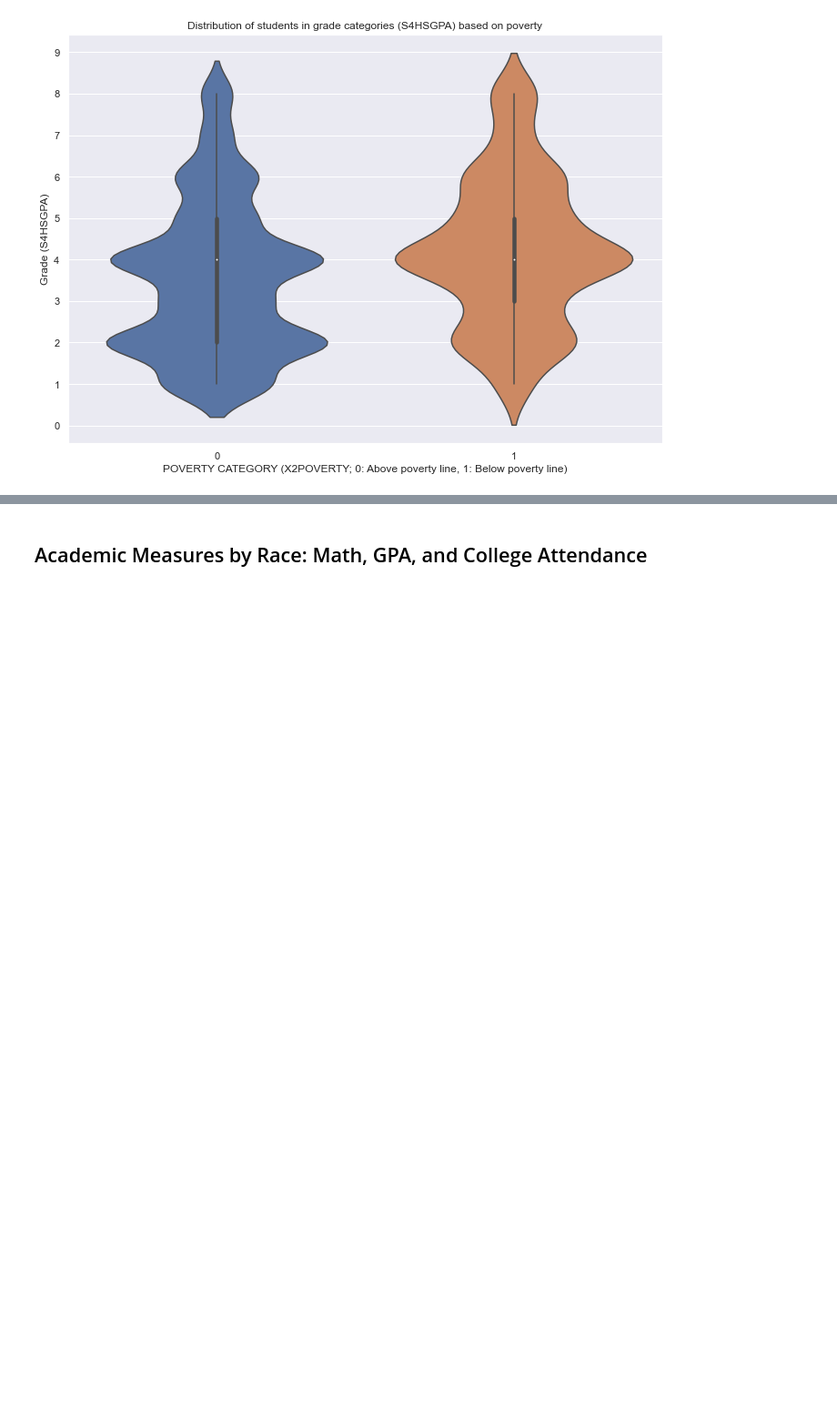
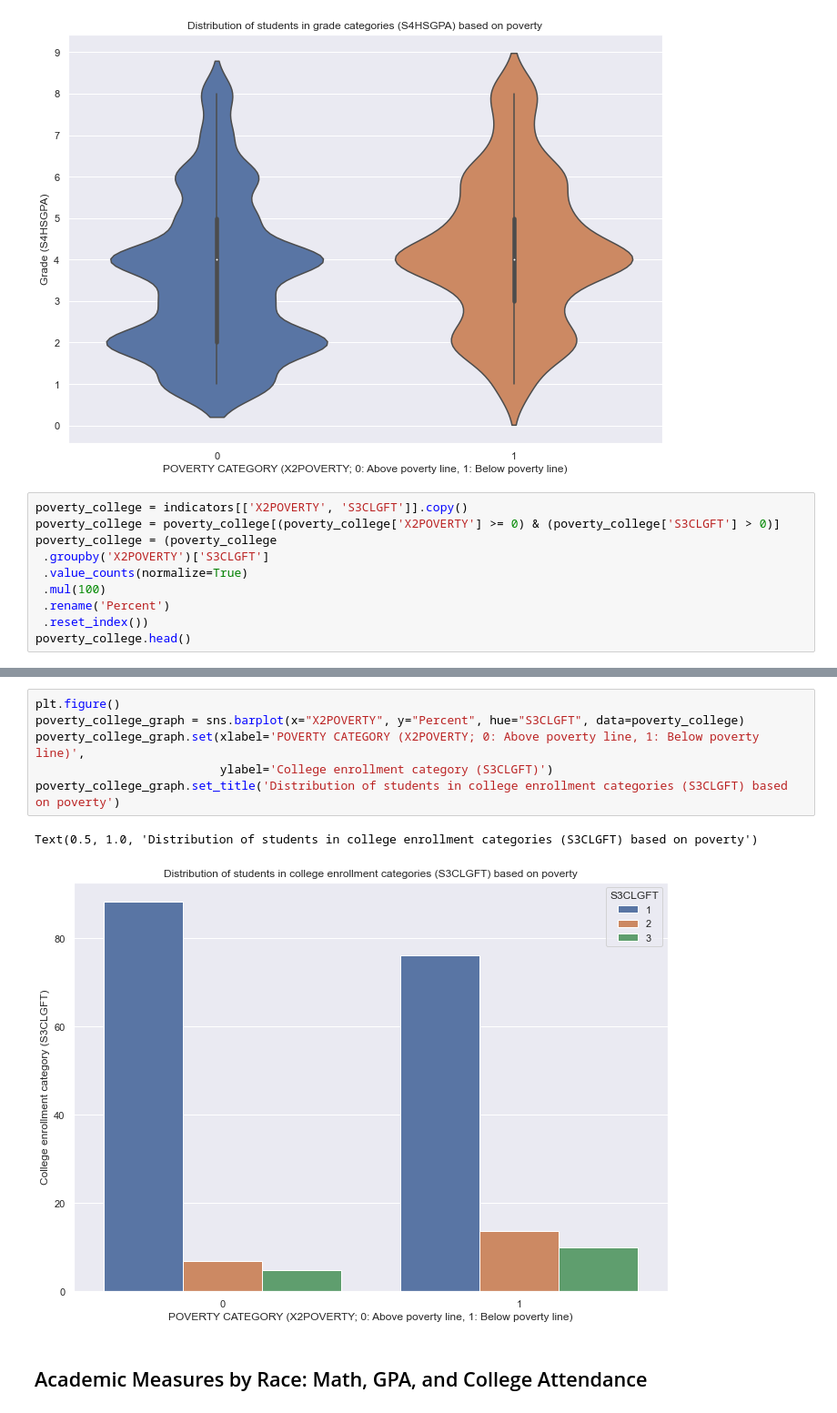
Before and after one commit to adamzuyang/Ursatech-Adam, a Jupyter notebook: HSLS Data Analysis, Academic Performance as Related to Family Income, Poverty, and Race.ipynb, the cells around one changed output, grey strips where cells are left out. Shown at 91% size. Drawn from its saved outputs; the diff is of its cells as text; blank space fills up the shorter version.

```diff
--- a/HSLS Data Analysis, Academic Performance as Related to Family Income, Poverty, and Race.ipynb
+++ b/HSLS Data Analysis, Academic Performance as Related to Family Income, Poverty, and Race.ipynb
@@ -785,3 +777,13 @@ poverty_gpa_graph.set_title('Distribution of students in grade categories (S4HSG
 poverty_gpa_graph.yaxis.set_major_locator(ticker.MultipleLocator(1))
 # %% [output]
 [figure]
+# %%
+poverty_college = indicators[['X2POVERTY', 'S3CLGFT']].copy()
+poverty_college = poverty_college[(poverty_college['X2POVERTY'] >= 0) & (poverty_college['S3CLGFT'] > 0)]
+poverty_college = (poverty_college
+ .groupby('X2POVERTY')['S3CLGFT']
+ .value_counts(normalize=True)
+ .mul(100)
+ .rename('Percent')
+ .reset_index())
+poverty_college.head()
@@ -788,3 +797,12 @@ poverty_gpa_graph.yaxis.set_major_locator(ticker.MultipleLocator(1))
+# %%
+plt.figure()
+poverty_college_graph = sns.barplot(x="X2POVERTY", y="Percent", hue="S3CLGFT", data=poverty_college)
+poverty_college_graph.set(xlabel='POVERTY CATEGORY (X2POVERTY; 0: Above poverty line, 1: Below poverty line)',
+                          ylabel='College enrollment category (S3CLGFT)')
+poverty_college_graph.set_title('Distribution of students in college enrollment categories (S3CLGFT) based on poverty')
+# %% [output]
+Text(0.5, 1.0, 'Distribution of students in college enrollment categories (S3CLGFT) based on poverty')
+[figure, added]
 # %% [markdown]
 ## Academic Measures by Race: Math, GPA, and College Attendance<a id='measuresByRace'></a>
 # %% [markdown]
```
Also changed, not shown: parts of 16 cells of this notebook, 4 other files.
